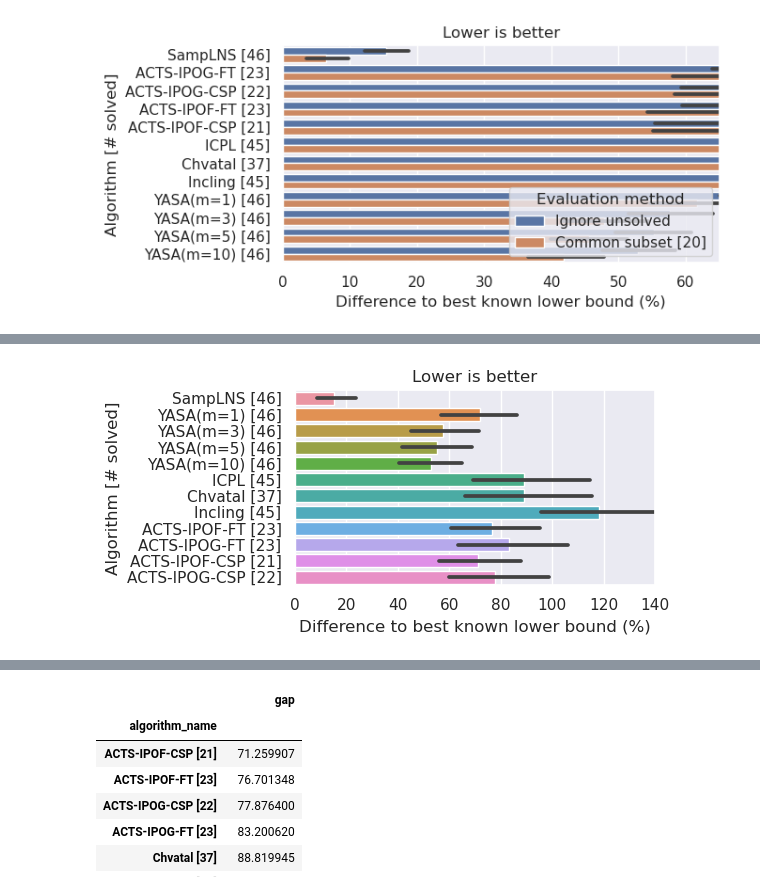
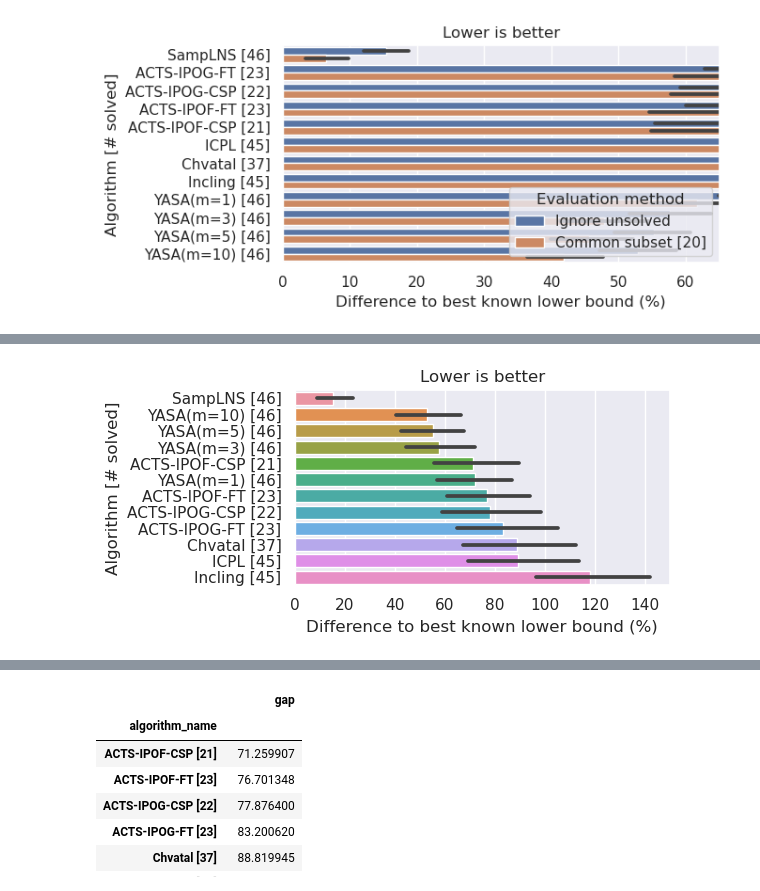
Before and after one commit to tubs-alg/SampLNS, a Jupyter notebook: evaluation/01_samplns_2023-08-19/07_lower_bound_gap.ipynb, the cells around one changed output, grey strips where cells are left out. Cells and saved outputs as stored; diff of their text form; code cells hidden in the pictures.

```diff
--- a/evaluation/01_samplns_2023-08-19/07_lower_bound_gap.ipynb
+++ b/evaluation/01_samplns_2023-08-19/07_lower_bound_gap.ipynb
@@ -452,34 +452,37 @@ import seaborn as sns
 
 sns.set_theme()
 
 t = gaps[gaps["algorithm_name"].isin(algorithm_selection)].copy()
 t = t[t["Instances"] == "Ignore unsolved"]
 t = t.groupby(["algorithm_name", "instance_name"])[["gap"]].mean().reset_index()
+t_ = t.groupby("algorithm_name")[["gap"]].mean().reset_index().rename(columns={"gap": "gap_mean_of_alg"})
+t = t.merge(t_, on="algorithm_name")
 f, ax = plt.subplots(figsize=(6, 3))
 t["algorithm_name"] = t["algorithm_name"].apply(
     lambda s: f"{s} [{num_instances_solved_by_alg[s]}]"
 )
 t["algorithm_name"] = t["algorithm_name"].str.replace("FIDE-", "")
 
 def order_algs(alg_name):
     if alg_name.startswith("SampLNS"):
         return (0, len(alg_name), alg_name)
     if alg_name.startswith("YASA"):
         return (1, len(alg_name), alg_name)
     if alg_name.startswith("ACTS"):
         return (3, len(alg_name), alg_name)
     return (2, len(alg_name), alg_name)
 t["sort"] = t["algorithm_name"].apply(order_algs)
-t.sort_values(by="sort", inplace=True)
+#t.sort_values(by="sort", inplace=True)
+t.sort_values(by="gap_mean_of_alg", inplace=True)
 
 plt.title("Lower is better")
-sns.barplot(data=t, y="algorithm_name", x="gap")
+sns.barplot(data=t, y="algorithm_name", x="gap", errorbar="ci")
 plt.xlabel("Difference to best known lower bound (%)")
 plt.ylabel("Algorithm [# solved]")
 # plt.legend(loc="lower right", title="Evaluation method")
-plt.xlim(0, 140)
+plt.xlim(0, 150)
 plt.tight_layout()
 plt.savefig("./OUTPUT/07_lower_bound_gap.pdf")
 plt.show()
 # %% [output]
-[figure, old version]
+[figure, new version]
```
Also changed, not shown: parts of 7 cells of this notebook, 2 other files.
